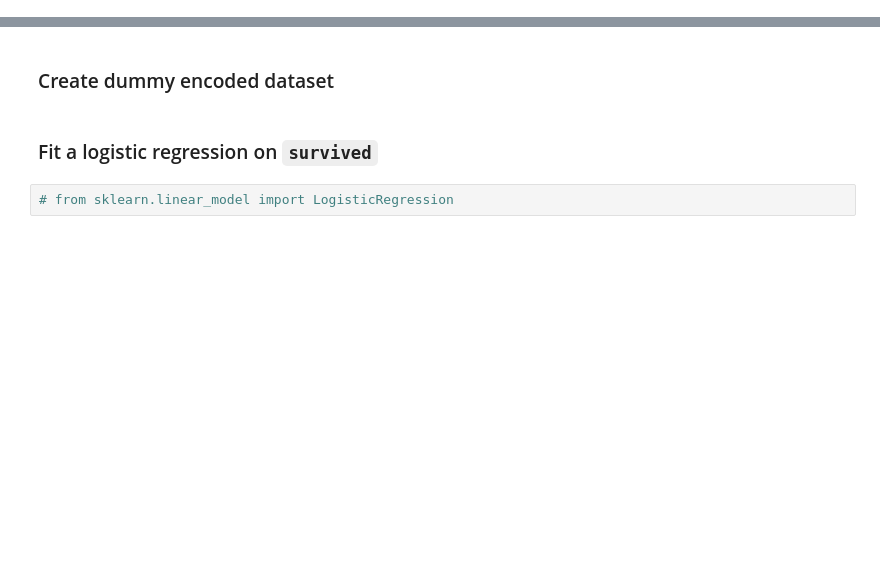
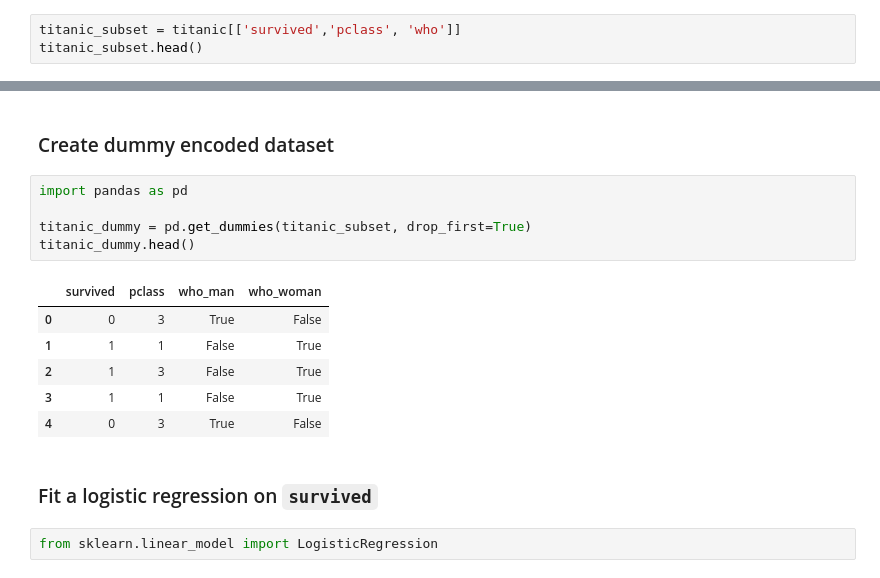
Before and after one commit to sumitdeshar/Python-Practice, a Jupyter notebook: pandas/pd/exercises.ipynb, the cells around one changed output, grey strips where cells are left out. Drawn from its saved outputs; the diff is of its cells as text; blank space fills up the shorter version.

```diff
--- a/pandas/pd/exercises.ipynb
+++ b/pandas/pd/exercises.ipynb
@@ -234,2 +282,5 @@ titanic.info()
 # %% [markdown]
 ### Subset `survived`, `class`, `who`
+# %%
+titanic_subset = titanic[['survived','pclass', 'who']]
+titanic_subset.head()
@@ -236,6 +294,18 @@ titanic.info()
 # %% [markdown]
 ### Create dummy encoded dataset
+# %%
+import pandas as pd
+
+titanic_dummy = pd.get_dummies(titanic_subset, drop_first=True)
+titanic_dummy.head()
+# %% [output]
+|  | survived | pclass | who_man | who_woman |
+| 0 | 0 | 3 | True | False |
+| 1 | 1 | 1 | False | True |
+| 2 | 1 | 3 | False | True |
+| 3 | 1 | 1 | False | True |
+| 4 | 0 | 3 | True | False |
 # %% [markdown]
 ### Fit a logistic regression on `survived`
 # %%
-# from sklearn.linear_model import LogisticRegression
+from sklearn.linear_model import LogisticRegression
```
Also changed, not shown: parts of 13 cells of this notebook, 8 other files.
